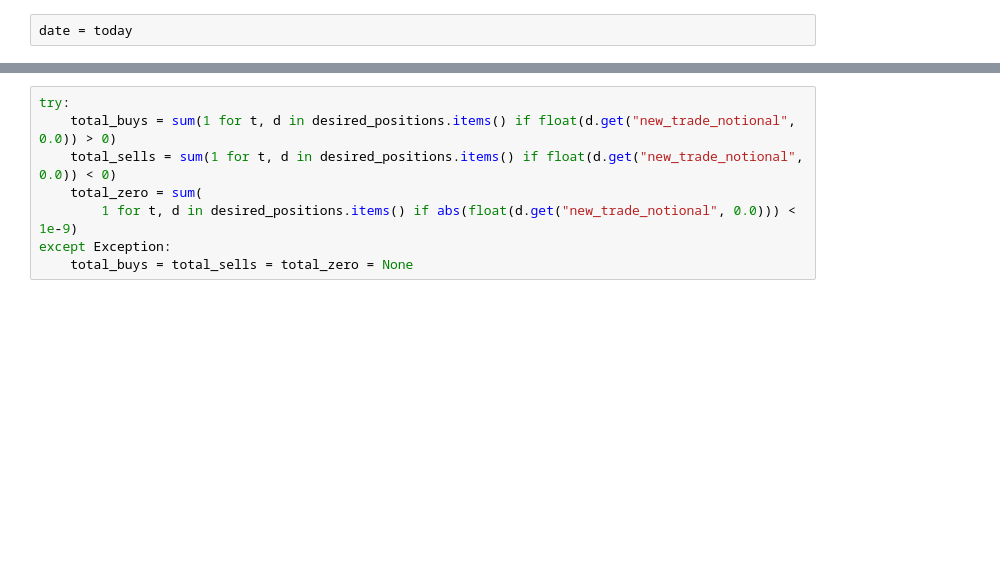
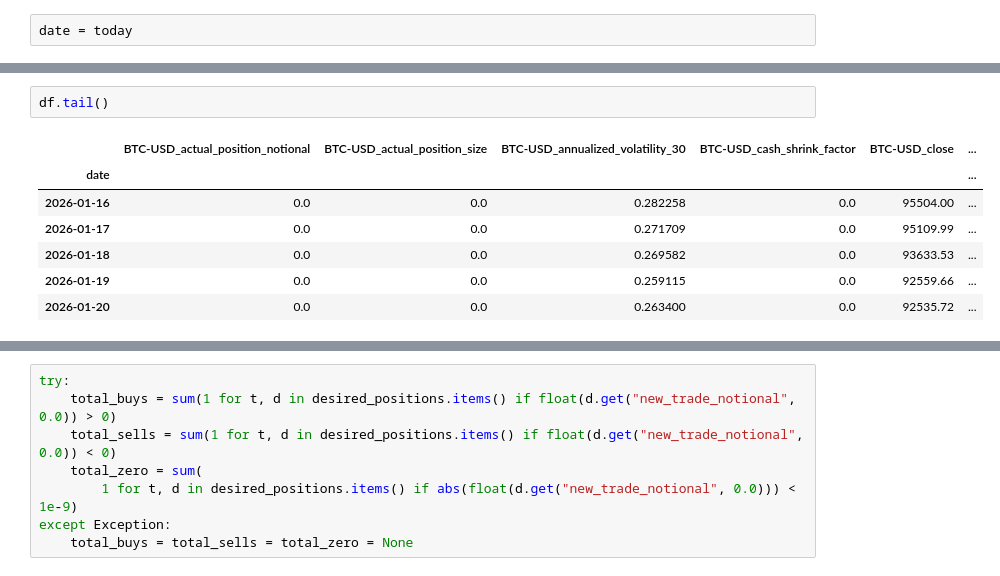
Before and after one commit to adheerchauhan/trend_following, a Jupyter notebook: research/notebooks/Trend_Following_Expanded_Universe_Live_Performance.ipynb, the cells around one changed output, grey strips where cells are left out. Cells and saved outputs as stored; diff of their text form; blank space fills up the shorter version.

```diff
--- a/research/notebooks/Trend_Following_Expanded_Universe_Live_Performance.ipynb
+++ b/research/notebooks/Trend_Following_Expanded_Universe_Live_Performance.ipynb
@@ -1314,0 +1987,10 @@ Target Volatility Position Sizing Time: 2026-01-15 23:16:08.070419
+# %%
+df.tail()
+# %% [output]
+|  | BTC-USD_actual_position_notional | BTC-USD_actual_position_size | BTC-USD_annualized_volatility_30 | BTC-USD_cash_shrink_factor | BTC-USD_close | ... |
+| date |  |  |  |  |  | ... |
+| 2026-01-16 | 0.0 | 0.0 | 0.282258 | 0.0 | 95504.00 | ... |
+| 2026-01-17 | 0.0 | 0.0 | 0.271709 | 0.0 | 95109.99 | ... |
+| 2026-01-18 | 0.0 | 0.0 | 0.269582 | 0.0 | 93633.53 | ... |
+| 2026-01-19 | 0.0 | 0.0 | 0.259115 | 0.0 | 92559.66 | ... |
+| 2026-01-20 | 0.0 | 0.0 | 0.263400 | 0.0 | 92535.72 | ... |
```
Also changed, not shown: parts of 110 cells of this notebook, 2 other files.
